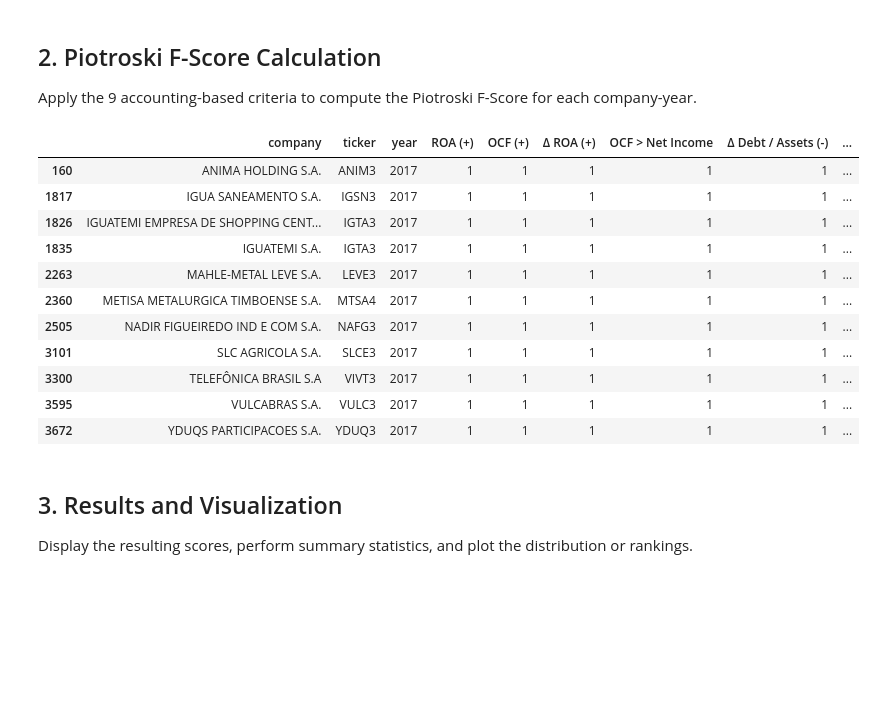
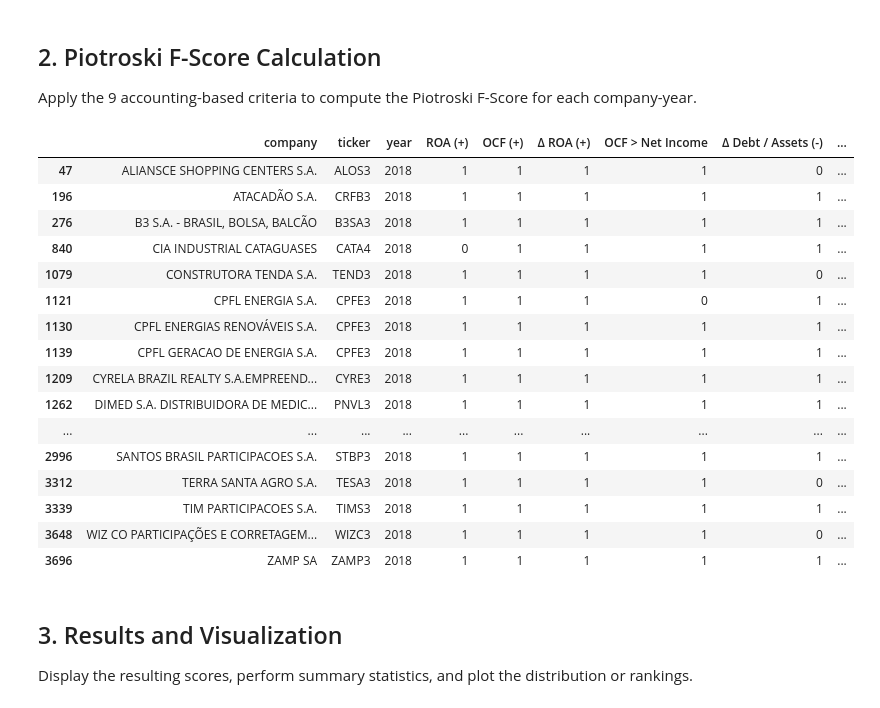
Before and after one commit to MarcusAlves02/Finan-as, a Jupyter notebook: Piotroski F-score/Piotroski F-score anual.ipynb, the cells around one changed output. Saved outputs shown, nothing was run; the diff lists cells and outputs as text; code cells hidden in the pictures; blank space fills up the shorter version.

Commit message:
Piotroski F-score

```diff
--- a/Piotroski F-score/Piotroski F-score anual.ipynb
+++ b/Piotroski F-score/Piotroski F-score anual.ipynb
@@ -258,26 +258,31 @@ def calculate_f_score(financial_df, tickers_df):
 # %%
 # === Calculate Piotroski F-Score and filter results ===
 
 f_score_results = calculate_f_score(final_df, tickers_df)
 
 # Drop rows where ticker is missing (likely unmatched companies)
 f_score_results = f_score_results.dropna(subset=['ticker'])
 
 # Show companies with perfect F-Score (9) in the most recent year (e.g., 2023)
-f_score_results.query("year == 2017 and f_score == 9").sort_values(by="f_score", ascending=False)
+f_score_results.query("year == 2018 and f_score == 8").sort_values(by="f_score", ascending=False)
 # %% [output]
 |  | company | ticker | year | ROA (+) | OCF (+) | Δ ROA (+) | OCF > Net Income | Δ Debt / Assets (-) | ... |
-| 160 | ANIMA HOLDING S.A. | ANIM3 | 2017 | 1 | 1 | 1 | 1 | 1 | ... |
-| 1817 | IGUA SANEAMENTO S.A. | IGSN3 | 2017 | 1 | 1 | 1 | 1 | 1 | ... |
-| 1826 | IGUATEMI EMPRESA DE SHOPPING CENT... | IGTA3 | 2017 | 1 | 1 | 1 | 1 | 1 | ... |
-| 1835 | IGUATEMI S.A. | IGTA3 | 2017 | 1 | 1 | 1 | 1 | 1 | ... |
-| 2263 | MAHLE-METAL LEVE S.A. | LEVE3 | 2017 | 1 | 1 | 1 | 1 | 1 | ... |
-| 2360 | METISA METALURGICA TIMBOENSE S.A. | MTSA4 | 2017 | 1 | 1 | 1 | 1 | 1 | ... |
-| 2505 | NADIR FIGUEIREDO IND E COM S.A. | NAFG3 | 2017 | 1 | 1 | 1 | 1 | 1 | ... |
-| 3101 | SLC AGRICOLA S.A. | SLCE3 | 2017 | 1 | 1 | 1 | 1 | 1 | ... |
-| 3300 | TELEFÔNICA BRASIL S.A | VIVT3 | 2017 | 1 | 1 | 1 | 1 | 1 | ... |
-| 3595 | VULCABRAS S.A. | VULC3 | 2017 | 1 | 1 | 1 | 1 | 1 | ... |
-| 3672 | YDUQS PARTICIPACOES S.A. | YDUQ3 | 2017 | 1 | 1 | 1 | 1 | 1 | ... |
+| 47 | ALIANSCE SHOPPING CENTERS S.A. | ALOS3 | 2018 | 1 | 1 | 1 | 1 | 0 | ... |
+| 196 | ATACADÃO S.A. | CRFB3 | 2018 | 1 | 1 | 1 | 1 | 1 | ... |
+| 276 | B3 S.A. - BRASIL, BOLSA, BALCÃO | B3SA3 | 2018 | 1 | 1 | 1 | 1 | 1 | ... |
+| 840 | CIA INDUSTRIAL CATAGUASES | CATA4 | 2018 | 0 | 1 | 1 | 1 | 1 | ... |
+| 1079 | CONSTRUTORA TENDA S.A. | TEND3 | 2018 | 1 | 1 | 1 | 1 | 0 | ... |
+| 1121 | CPFL ENERGIA S.A. | CPFE3 | 2018 | 1 | 1 | 1 | 0 | 1 | ... |
+| 1130 | CPFL ENERGIAS RENOVÁVEIS S.A. | CPFE3 | 2018 | 1 | 1 | 1 | 1 | 1 | ... |
+| 1139 | CPFL GERACAO DE ENERGIA S.A. | CPFE3 | 2018 | 1 | 1 | 1 | 1 | 1 | ... |
+| 1209 | CYRELA BRAZIL REALTY S.A.EMPREEND... | CYRE3 | 2018 | 1 | 1 | 1 | 1 | 1 | ... |
+| 1262 | DIMED S.A. DISTRIBUIDORA DE MEDIC... | PNVL3 | 2018 | 1 | 1 | 1 | 1 | 1 | ... |
+| ... | ... | ... | ... | ... | ... | ... | ... | ... | ... |
+| 2996 | SANTOS BRASIL PARTICIPACOES S.A. | STBP3 | 2018 | 1 | 1 | 1 | 1 | 1 | ... |
+| 3312 | TERRA SANTA AGRO S.A. | TESA3 | 2018 | 1 | 1 | 1 | 1 | 0 | ... |
+| 3339 | TIM PARTICIPACOES S.A. | TIMS3 | 2018 | 1 | 1 | 1 | 1 | 1 | ... |
+| 3648 | WIZ CO PARTICIPAÇÕES E CORRETAGEM... | WIZC3 | 2018 | 1 | 1 | 1 | 1 | 0 | ... |
+| 3696 | ZAMP SA | ZAMP3 | 2018 | 1 | 1 | 1 | 1 | 1 | ... |
 # %% [markdown]
 ## 3. Results and Visualization
 Display the resulting scores, perform summary statistics, and plot the distribution or rankings.
```
